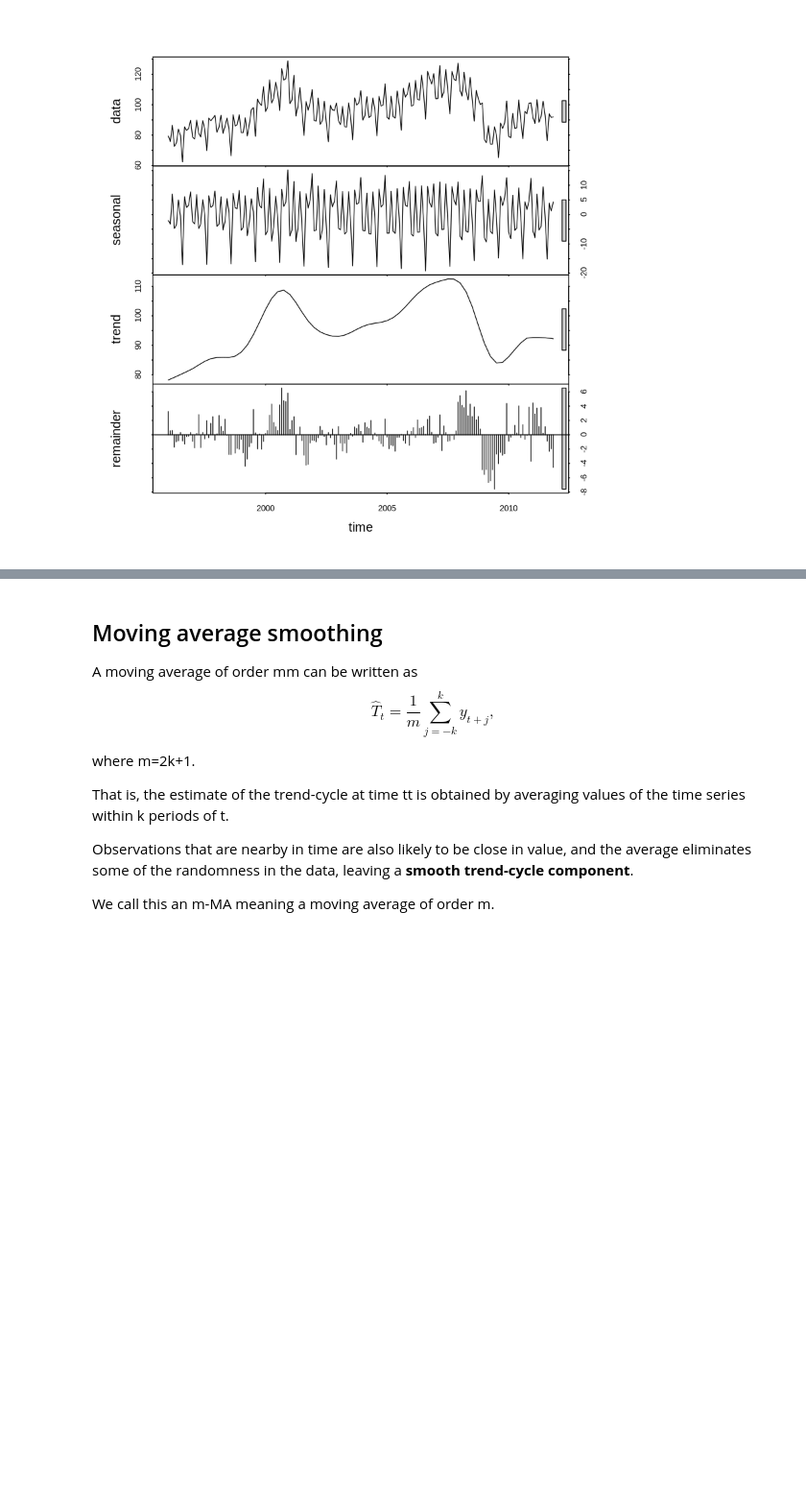
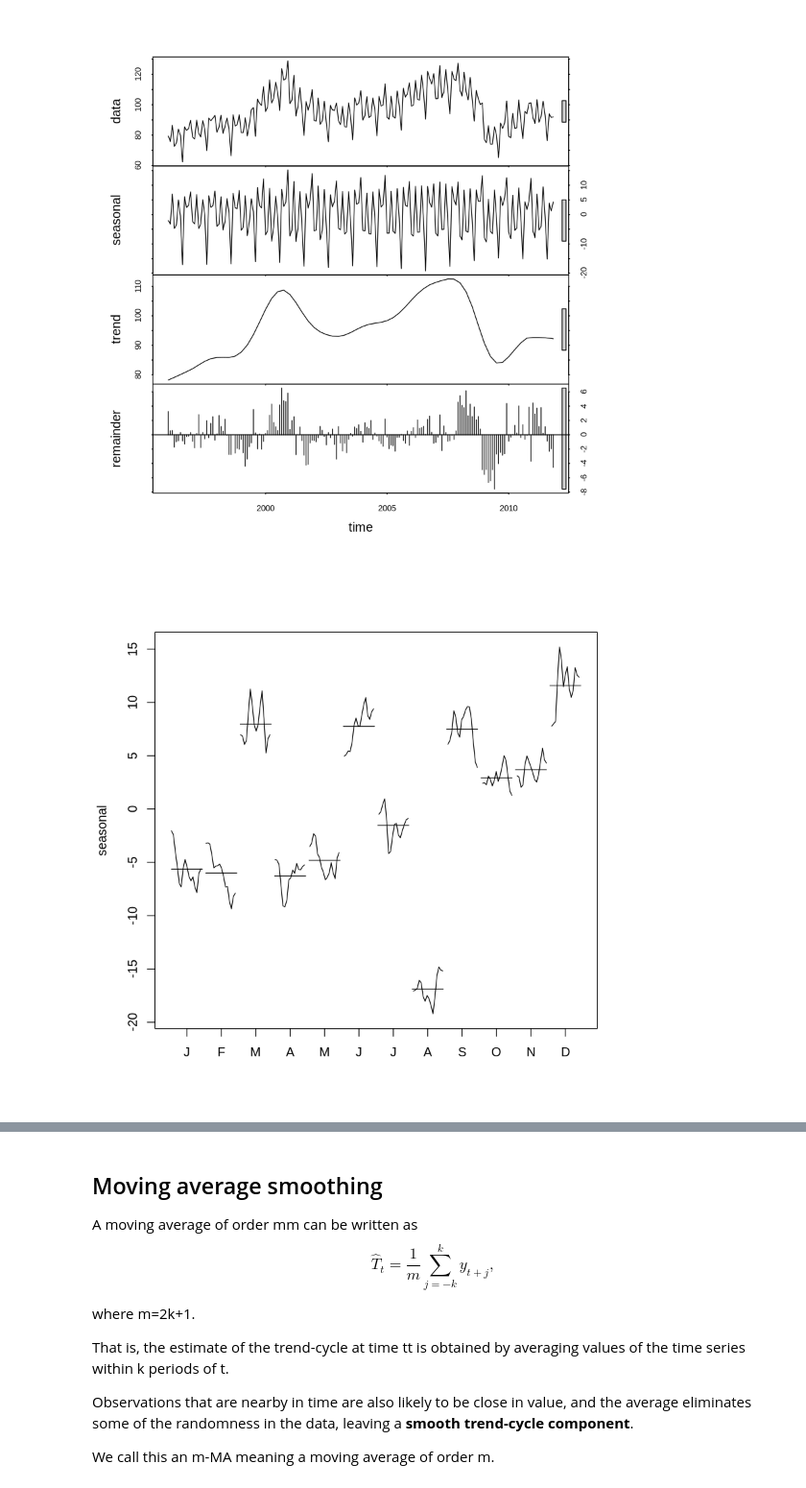
Before and after one commit to jonduan/Economics_note, a Jupyter notebook: econometrics/ECON245/time-series-trend.ipynb, the cells around one changed output, grey strips where cells are left out. Shown at 96% size. Saved outputs shown, nothing was run; the diff lists cells and outputs as text; code cells hidden in the pictures; blank space fills up the shorter version.

```diff
--- a/econometrics/ECON245/time-series-trend.ipynb
+++ b/econometrics/ECON245/time-series-trend.ipynb
@@ -81,3 +103,7 @@ lines(fit$time.series[,2],col="red",ylab="Trend")
 plot(fit)
 # %% [output]
 [figure]
+# %%
+monthplot(fit, choice = "seasonal")
+# %% [output]
+[figure, added]
```
Also changed, not shown: parts of 12 cells of this notebook, 17 other files.
